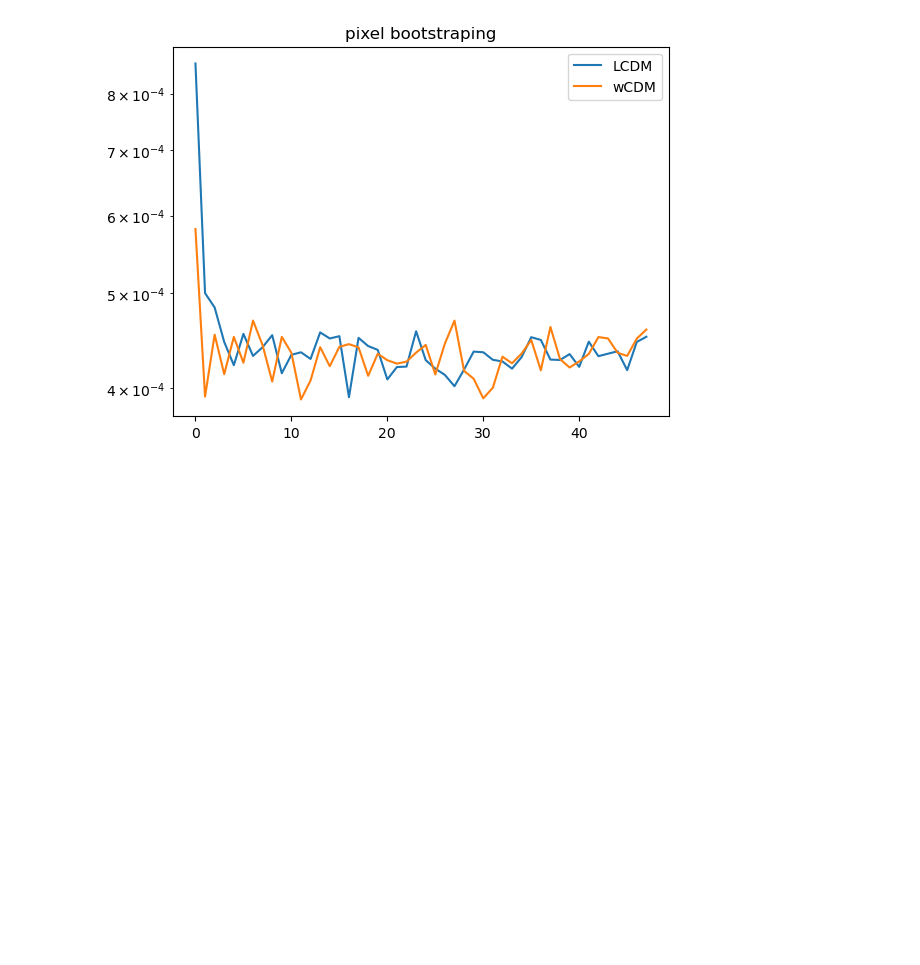
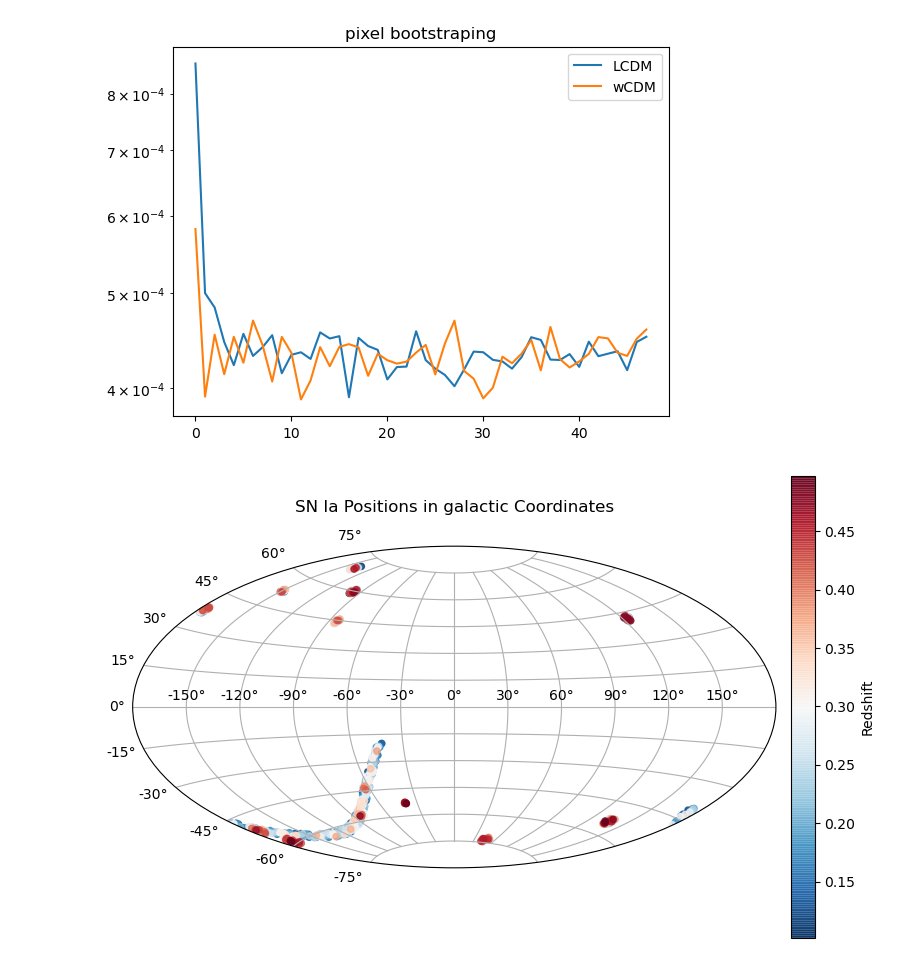
Before and after one commit to antolonappan/isotropy, a Jupyter notebook: residual_tutorial.ipynb, the cells around one changed output. Drawn from its saved outputs; the diff is of its cells as text; code cells hidden in the pictures; blank space fills up the shorter version.

```diff
--- a/residual_tutorial.ipynb
+++ b/residual_tutorial.ipynb
@@ -42,3 +42,9 @@ respos.plot()
 respix.plot()
 # %% [output]
 [figure]
+# %%
+res_ztest = ResidualStat('LCDM',['H0', 'Omega_m'],'Chains/Pantheon_LCDM.h5',zmin=0.1,zmax=0.5)
+# %%
+res_ztest.plot_SN()
+# %% [output]
+[figure, added]
```
Also changed, not shown: 2 other files.
